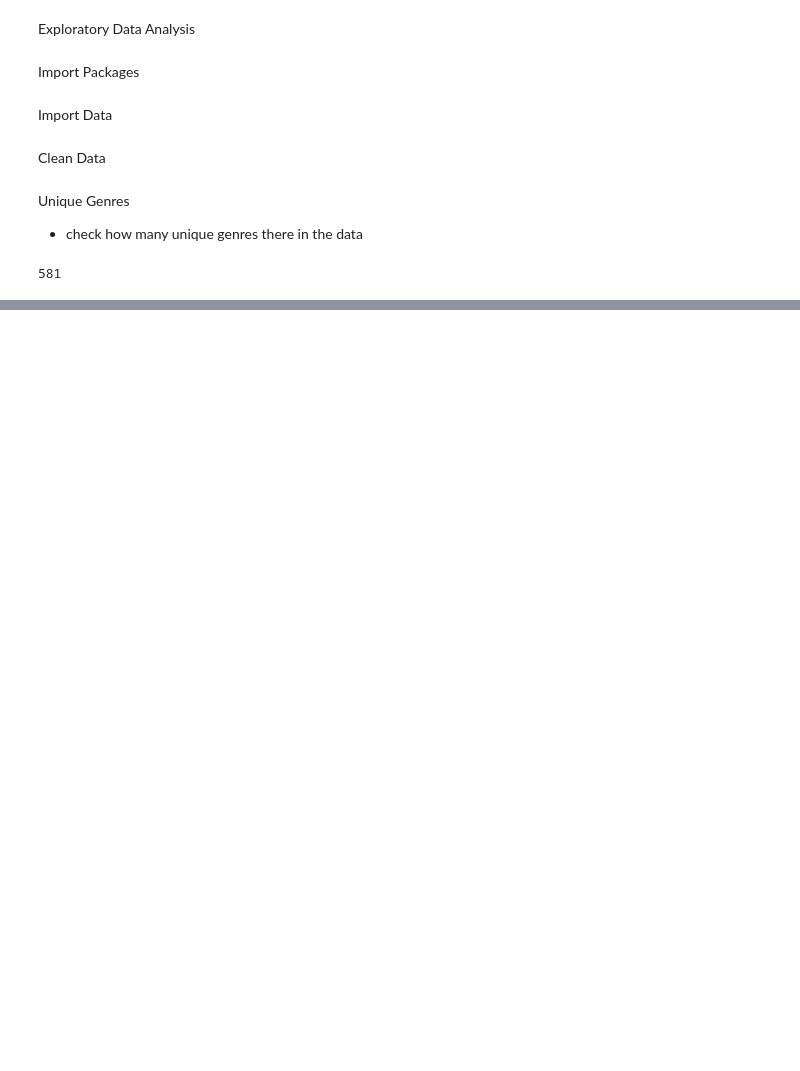
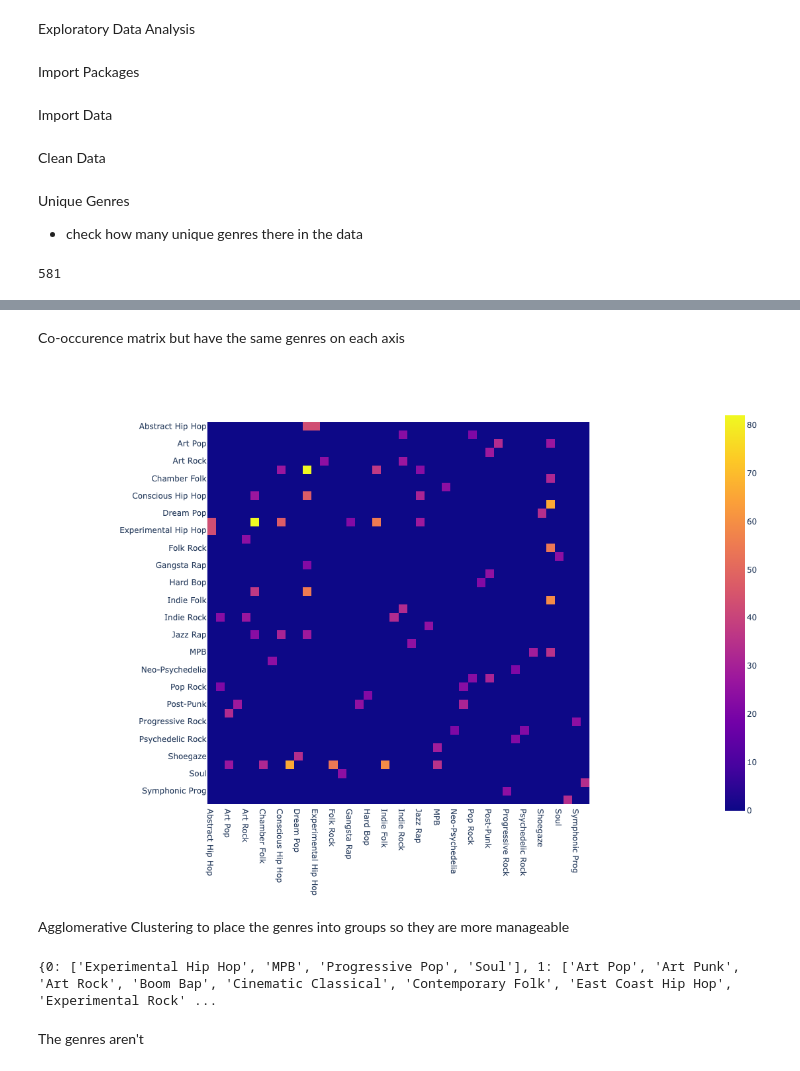
Before and after one commit to rheera/album-of-the-year-analysis, a Jupyter notebook: eda.ipynb, the cells around one changed output, grey strips where cells are left out. Cells and saved outputs as stored; diff of their text form; code cells hidden in the pictures; blank space fills up the shorter version.

Commit message:
work on notebook try clustering

```diff
--- a/eda.ipynb
+++ b/eda.ipynb
@@ -36,0 +105,49 @@ len(np.unique(flat_genres))
+# %% [markdown]
+Co-occurence matrix but have the same genres on each axis
+# %%
+all_genres = set(genre for pair in filtered_genres.keys() for genre in pair)
+
+# Initialize an empty matrix (2D list)
+num_genres = len(all_genres)
+co_occurrence_matrix = [[0] * num_genres for _ in range(num_genres)]
+
+# Fill in the matrix
+genre_to_index = {genre: i for i, genre in enumerate(all_genres)}
+for (genre1, genre2), count in filtered_genres.items():
+    row, col = genre_to_index[genre1], genre_to_index[genre2]
+    co_occurrence_matrix[row][col] = count
+    co_occurrence_matrix[col][row] = count  # Symmetric matrix
+
+# Convert to DataFrame (optional)
+df_co_occurrence = pd.DataFrame(
+    co_occurrence_matrix, index=list(all_genres), columns=list(all_genres)
+)
+# sort the columns alphabetically
+df_co_occurrence = df_co_occurrence.reindex(sorted(df_co_occurrence.columns), axis=1)
+
+
+# print(df_co_occurrence)
+px.imshow(
+    df_co_occurrence.sort_index(), # sort the index alphabetically
+    width=800,
+    height=800,
+)
+# %% [output]
+[figure, added]
+# %% [markdown]
+Agglomerative Clustering to place the genres into groups so they are more manageable
+# %%
+# Perform hierarchical clustering
+n_clusters = 10
+clustering = AgglomerativeClustering(n_clusters=n_clusters, linkage="ward")
+cluster_labels = clustering.fit_predict(df_co_occurrence)
+
+# Create genre groups based on cluster labels
+genre_groups = {i: [] for i in range(n_clusters)}
+for genre, label in zip(df_co_occurrence.columns, cluster_labels):
+    genre_groups[label].append(genre)
+print(genre_groups)
+# %% [output]
+{0: ['Experimental Hip Hop', 'MPB', 'Progressive Pop', 'Soul'], 1: ['Art Pop', 'Art Punk', 'Art Rock', 'Boom Bap', 'Cinematic Classical', 'Contemporary Folk', 'East Coast Hip Hop', 'Experimental Rock' ...
+# %% [markdown]
+The genres aren't
```
Also changed, not shown: parts of 7 cells of this notebook, 1 other file.
